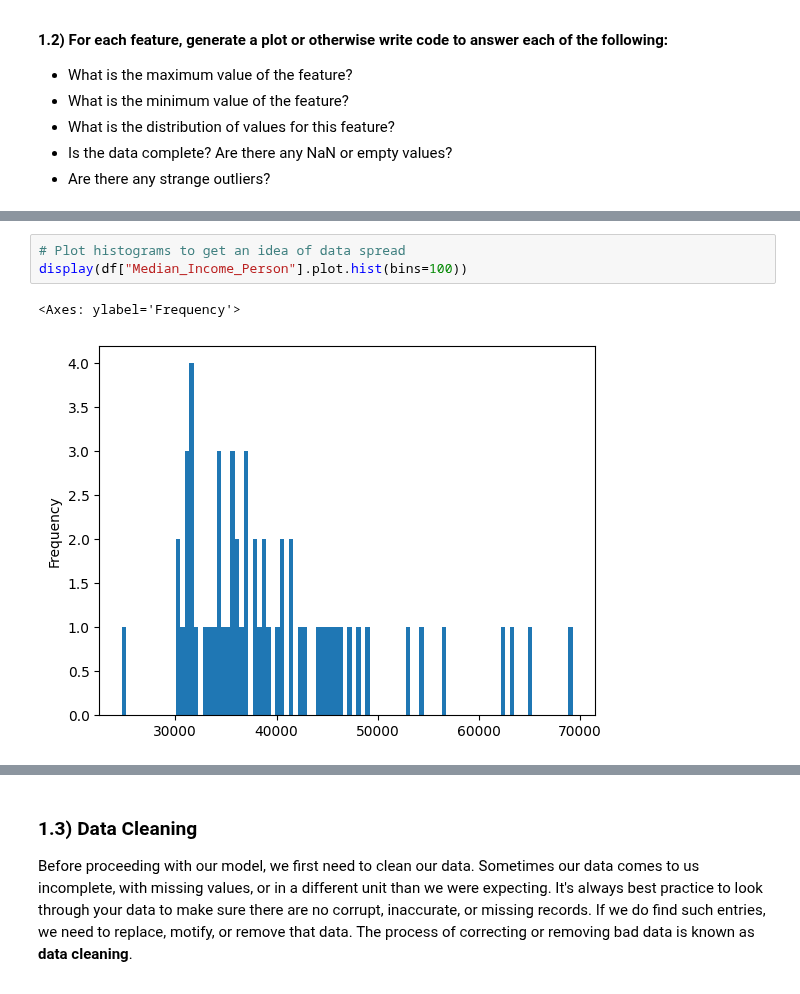
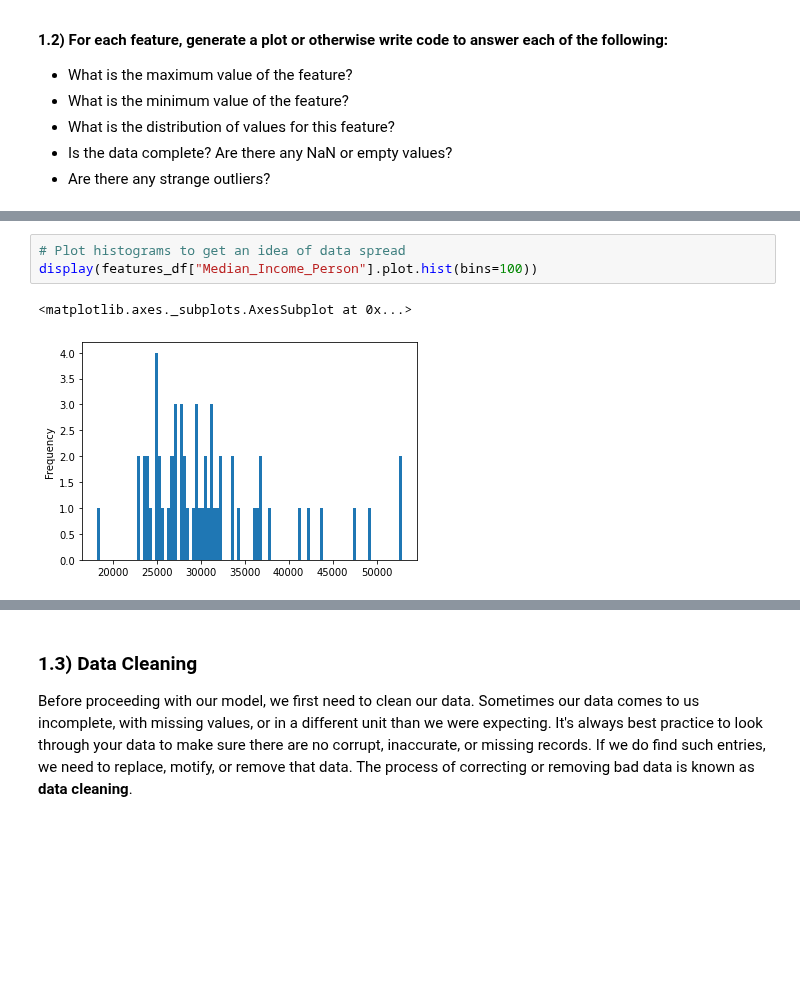
Before and after one commit to datacommonsorg/api-python, a Jupyter notebook: notebooks/intro_data_science/Feature_Engineering.ipynb, the cells around one changed output, grey strips where cells are left out. Saved outputs shown, nothing was run; the diff lists cells and outputs as text; blank space fills up the shorter version.

```diff
--- a/notebooks/intro_data_science/Feature_Engineering.ipynb
+++ b/notebooks/intro_data_science/Feature_Engineering.ipynb
@@ -271,9 +287,9 @@ display(df.describe())
 # %%
 # Plot histograms to get an idea of data spread
-display(df["Median_Income_Person"].plot.hist(bins=100))
+display(features_df["Median_Income_Person"].plot.hist(bins=100))
 # %% [output]
-<Axes: ylabel='Frequency'>
+<matplotlib.axes._subplots.AxesSubplot at 0x...>
-[figure, old version]
+[figure, new version]
 # %%
 display(df["Count_Household_With4OrMorePerson"].plot.hist(bins=100))
 # %% [output]
```
Also changed, not shown: parts of 12 cells of this notebook, 1 other file.
